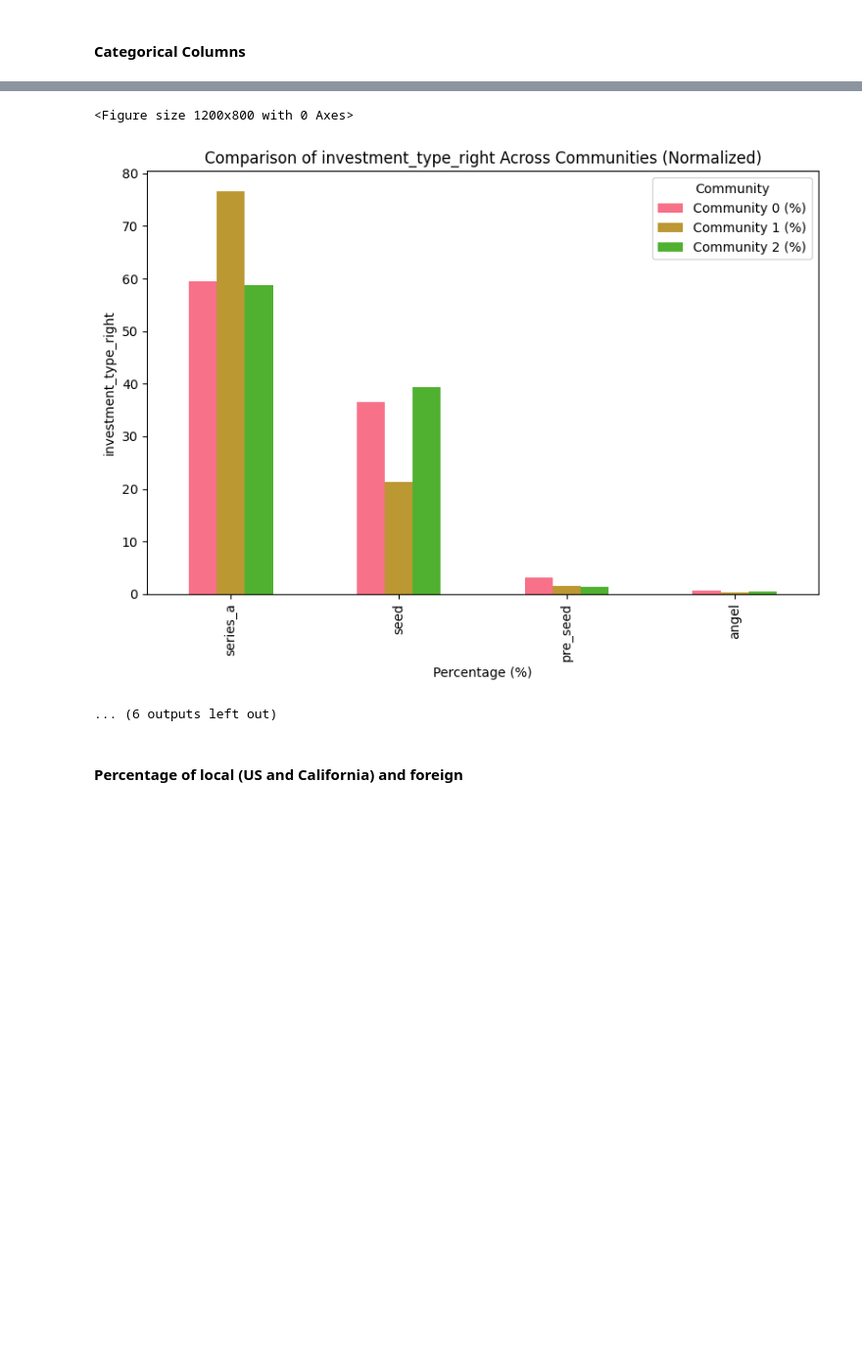
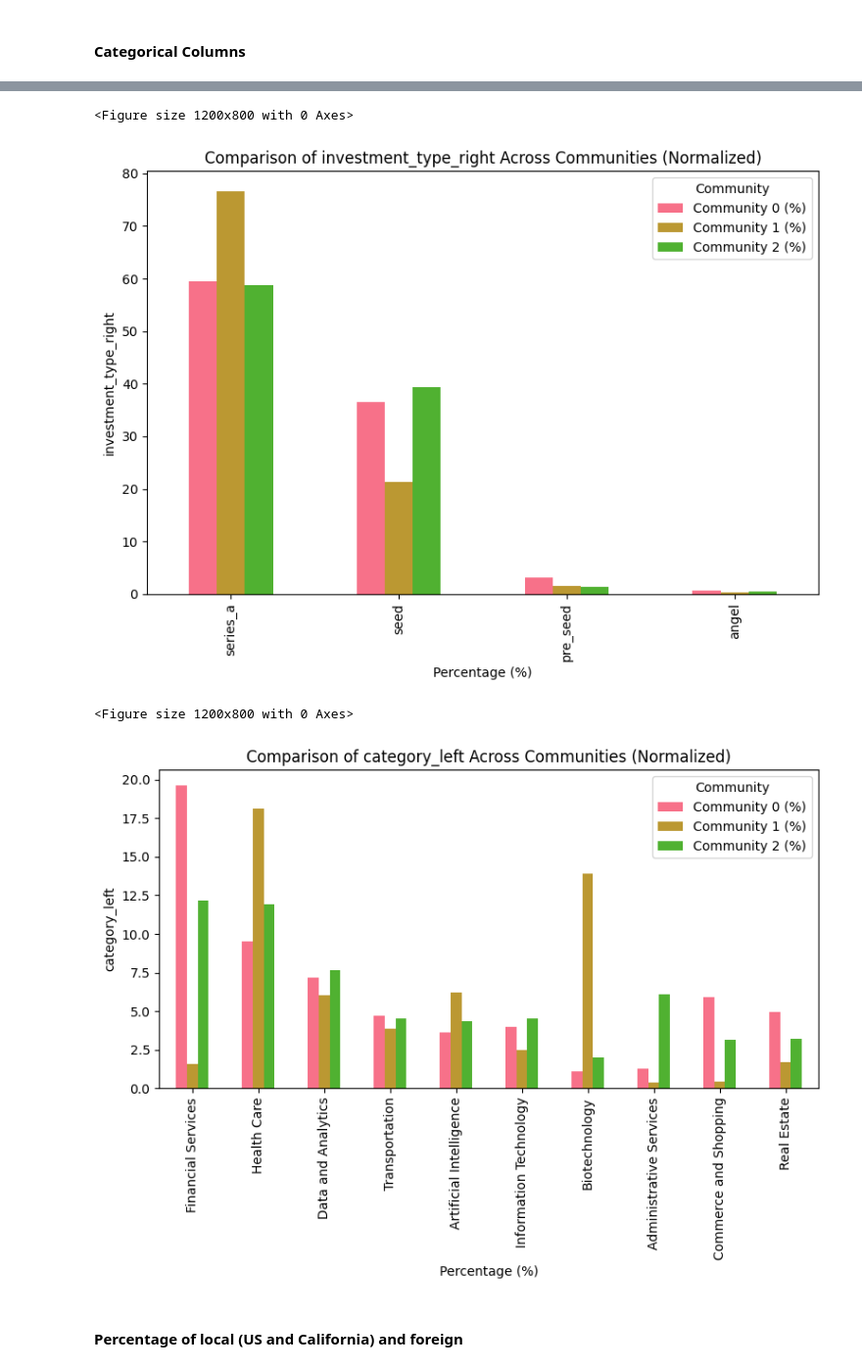
Before and after one commit to joaomelga/innovation-networks-exploration, a Jupyter notebook: src/vc_bipartite_explore_communities.ipynb, the cells around one changed output, grey strips where cells are left out. Shown at 98% size. Drawn from its saved outputs; the diff is of its cells as text; code cells hidden in the pictures; blank space fills up the shorter version.

Commit message:
refactor: :ar:t refine images generation

```diff
--- a/src/vc_bipartite_explore_communities.ipynb
+++ b/src/vc_bipartite_explore_communities.ipynb
@@ -268,9 +264,27 @@ if PLOT_KKL:
 ### Analyse communities
 # %% [markdown]
 #### Nestdness
+# %%
+# Function to parse the null_scores column
+def parse_null_scores(scores_str):
+    if isinstance(scores_str, str):
+        try:
+            # Extract numbers from np.float64(...) format
+            pattern = r'np\.float64\((\d+\.\d+(?:e[+-]?\d+)?)\)'
+            matches = re.findall(pattern, scores_str)
+
+            # If no matches found, try a more general pattern
+            if not matches:
+                pattern = r'\d+\.\d+(?:e[+-]?\d+)?'
+                matches = re.findall(pattern, scores_str)
+
+            # Convert to float
+            values = [float(match) for match in matches]
+            return np.array(values)
+        except Exception as e:
+            print(f"Error parsing null_scores: {e}")
+    return np.array([])
 # %%
-
-
 if CALCULATE_COMMUNITIES_NESTEDNESS or not os.path.exists(community_nestedness_file):
     # Initialize storage for community nestedness results
     community_nestedness_results = []
@@ -402,6 +416,9 @@ if CALCULATE_COMMUNITIES_NESTEDNESS or not os.path.exists(community_nestedness_f
     print(f"Saved nestedness results to {community_nestedness_file}")
 else:
     community_nestedness_df = pd.read_csv(community_nestedness_file)
+
+    # Apply the parsing function to the null_scores column
+    community_nestedness_df['null_scores'] = community_nestedness_df['null_scores'].apply(parse_null_scores)
     print(f"Got nestedness results from {community_nestedness_file}")
 # %% [output]
 Got nestedness results from ../data/processed/us/community_nestedness_results.csv
@@ -650,8 +660,6 @@ categorical_columns = [
   'investment_type_left',
   'investment_type_right',
   'category_left',
-  'is_lead_investor_left',
-  'is_lead_investor_right',
 ]
 
 for column in categorical_columns:
@@ -677,34 +685,35 @@ for column in categorical_columns:
   truncated_index = [truncate_name(cat) for cat in comparison_df.index]
   comparison_df.index = truncated_index
 
   # Plot the comparison
   plt.figure(figsize=(12, 8))
   comparison_df.plot(kind='bar', figsize=(8, 6))
   plt.title(f'Comparison of {column} Across Communities (Normalized)')
   plt.xlabel('Percentage (%)')
   plt.ylabel(column)
   plt.legend(title='Community')
   plt.tight_layout()
 
   # Save figure
   safe_column_name = column.replace('/', '_').replace(' ', '_')
   plt.savefig(os.path.join(figures_dir, f'categorical_comparison_{safe_column_name}.png'),
               dpi=300, bbox_inches='tight')
   plt.show()
 # %% [output]
 <Figure size 1200x800 with 0 Axes>
 [figure]
 <Figure size 1200x800 with 0 Axes>
 [figure]
 <Figure size 1200x800 with 0 Axes>
 [figure]
 <Figure size 1200x800 with 0 Axes>
 [figure]
 <Figure size 1200x800 with 0 Axes>
 [figure]
 <Figure size 1200x800 with 0 Axes>
 [figure]
-... (6 outputs left out)
+<Figure size 1200x800 with 0 Axes>
+[figure, added]
 # %% [markdown]
 #### Percentage of local (US and California) and foreign
 # %%
```
Also changed, not shown: parts of 17 cells of this notebook, 17 other files.
